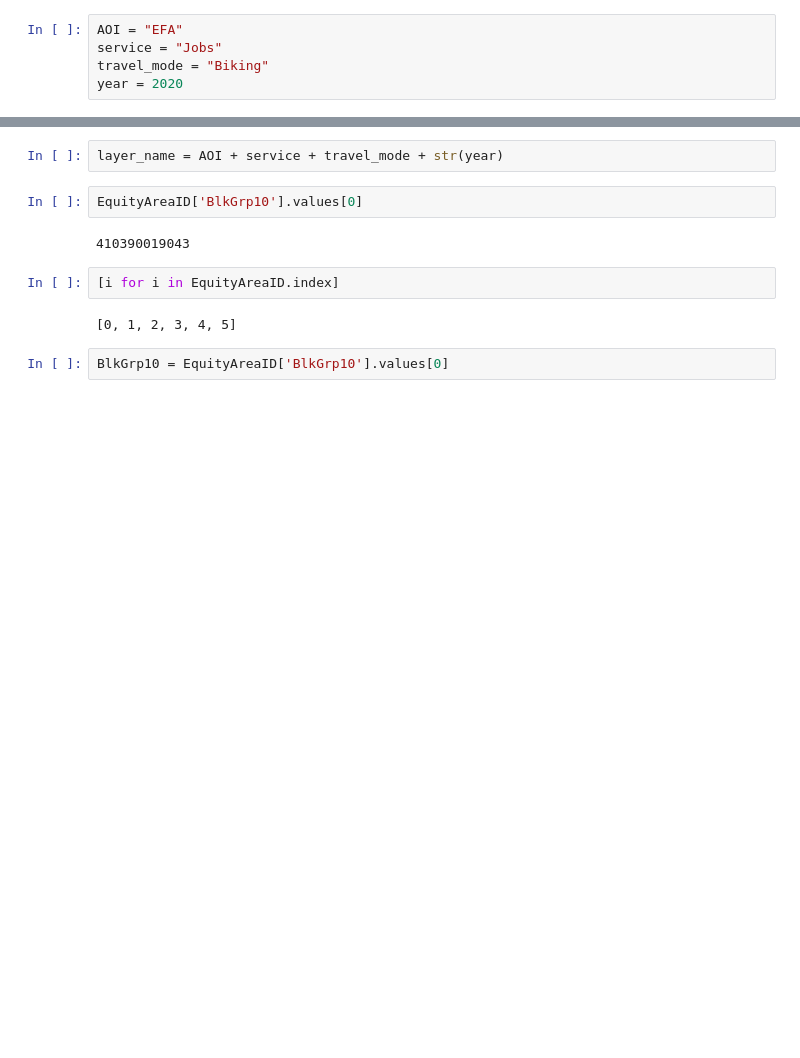
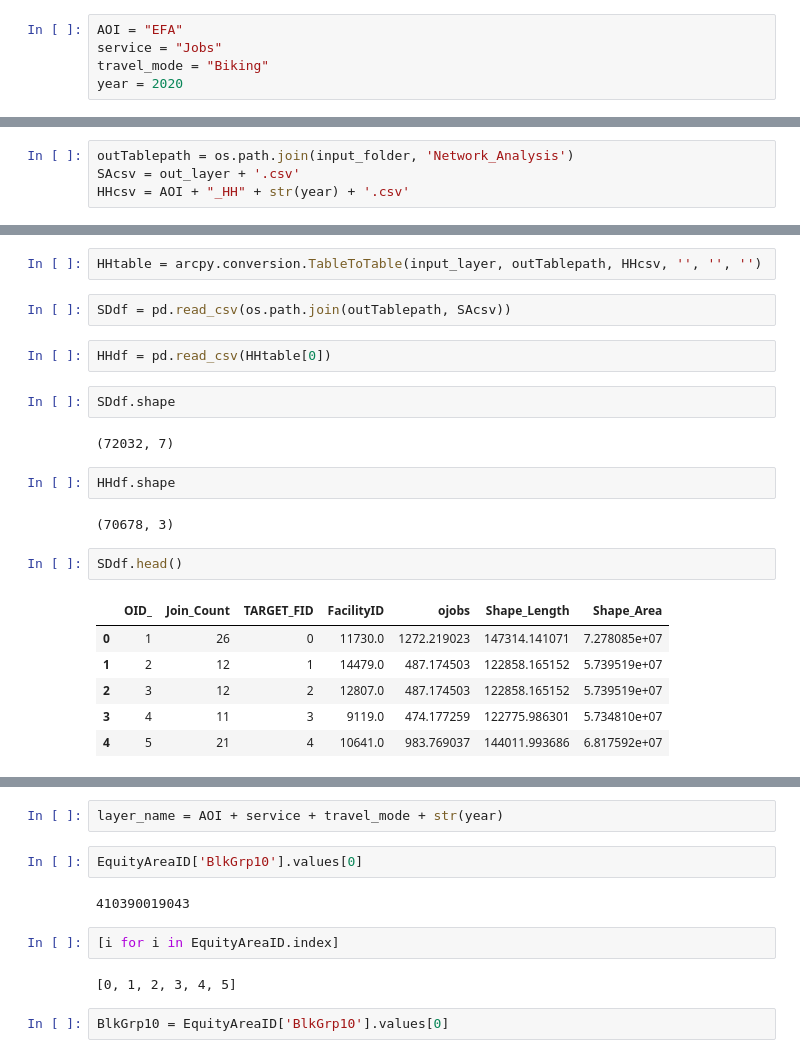
Before and after one commit to dongmeic/RTP, a Jupyter notebook: analysis/spatial_analysis/jobs_services_parcel.ipynb, the cells around one changed output, grey strips where cells are left out. Cells and saved outputs as stored; diff of their text form; blank space fills up the shorter version.

```diff
--- a/analysis/spatial_analysis/jobs_services_parcel.ipynb
+++ b/analysis/spatial_analysis/jobs_services_parcel.ipynb
@@ -90,0 +96,4 @@ year = 2020
+# %%
+outTablepath = os.path.join(input_folder, 'Network_Analysis')
+SAcsv = out_layer + '.csv'
+HHcsv = AOI + "_HH" + str(year) + '.csv'
@@ -90,0 +107,23 @@ year = 2020
+# %%
+HHtable = arcpy.conversion.TableToTable(input_layer, outTablepath, HHcsv, '', '', '')
+# %%
+SDdf = pd.read_csv(os.path.join(outTablepath, SAcsv))
+# %%
+HHdf = pd.read_csv(HHtable[0])
+# %%
+SDdf.shape
+# %% [output]
+(72032, 7)
+# %%
+HHdf.shape
+# %% [output]
+(70678, 3)
+# %%
+SDdf.head()
+# %% [output]
+|  | OID_ | Join_Count | TARGET_FID | FacilityID | ojobs | Shape_Length | Shape_Area |
+| 0 | 1 | 26 | 0 | 11730.0 | 1272.219023 | 147314.141071 | 7.278085e+07 |
+| 1 | 2 | 12 | 1 | 14479.0 | 487.174503 | 122858.165152 | 5.739519e+07 |
+| 2 | 3 | 12 | 2 | 12807.0 | 487.174503 | 122858.165152 | 5.739519e+07 |
+| 3 | 4 | 11 | 3 | 9119.0 | 474.177259 | 122775.986301 | 5.734810e+07 |
+| 4 | 5 | 21 | 4 | 10641.0 | 983.769037 | 144011.993686 | 6.817592e+07 |
```
Also changed, not shown: parts of 21 cells of this notebook, 1 other file.
